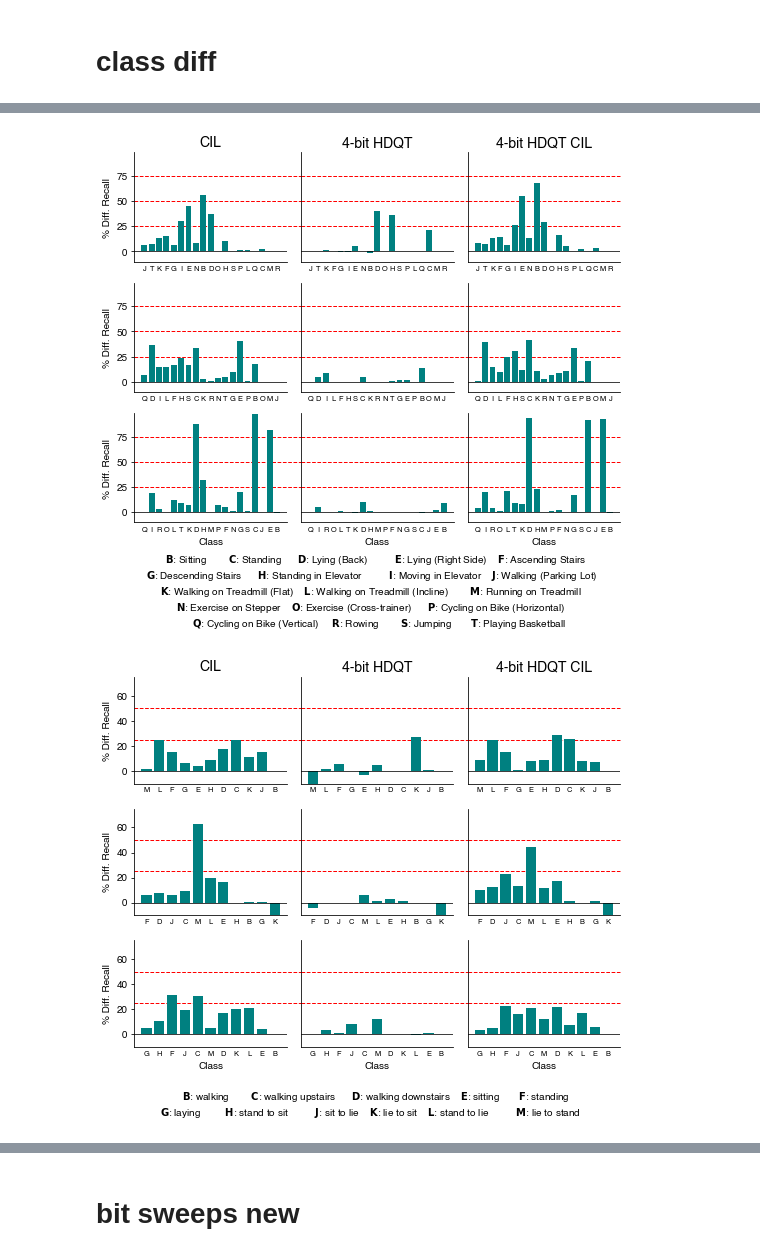
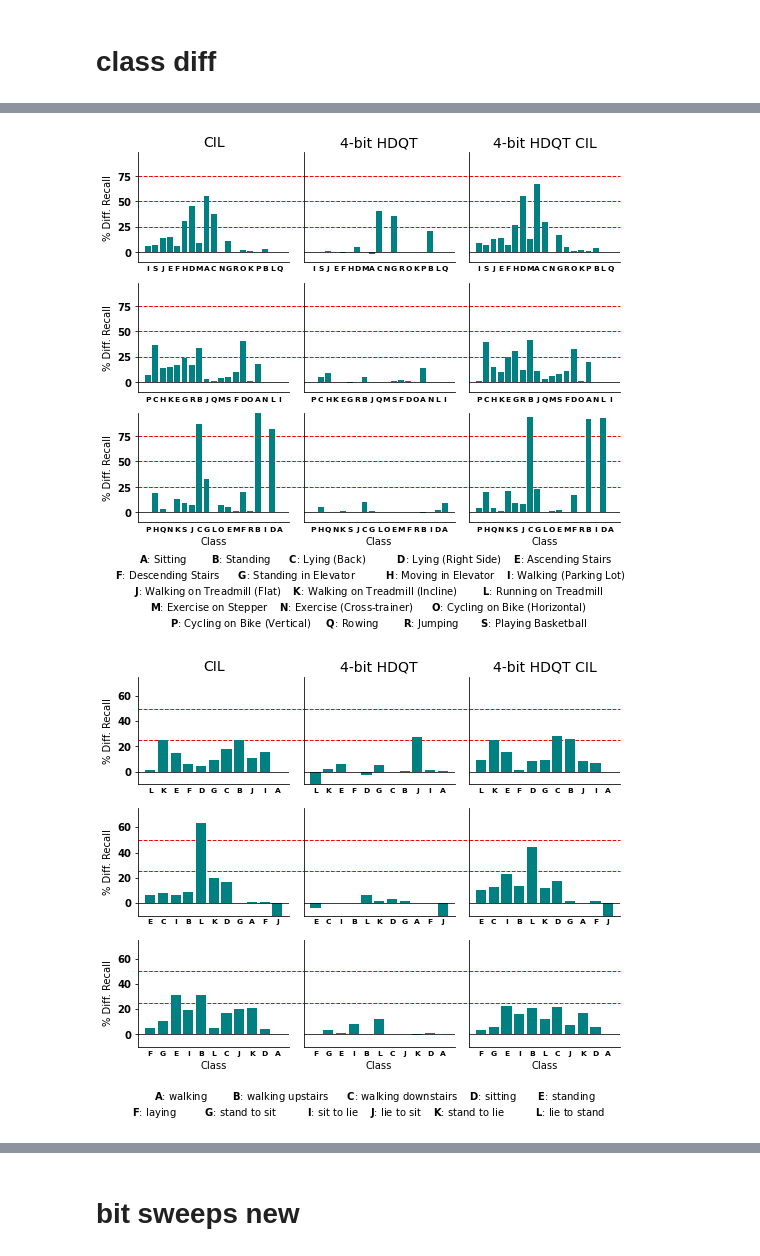
Before and after one commit to Intelligent-Microsystems-Lab/QuantizedCIL, a Jupyter notebook: figures/plotting.ipynb, the cells around one changed output, grey strips where cells are left out. Saved outputs shown, nothing was run; the diff lists cells and outputs as text; code cells hidden in the pictures.

```diff
--- a/figures/plotting.ipynb
+++ b/figures/plotting.ipynb
@@ -946,9 +1165,9 @@ cil_quant = [cil_quant_seed1, cil_quant_seed2, cil_quant_seed3]
 order_cla_seed1 = [9, 19, 10, 5, 6, 8, 4, 13, 1, 3, 14, 7, 18, 15, 11, 16, 2, 12, 17]
 order_cla_seed2 = [16, 3, 8, 11, 5, 7, 18, 2, 10, 17, 13, 19, 6, 4, 15, 1, 14, 12, 9]
 order_cla_seed3 = [16, 8, 17, 14, 11, 19, 10, 3, 7, 12, 15, 5, 13, 6, 18, 2, 9, 4, 1]
-x_lbls_seed1 = [translate_number_to_letter(i) for i in order_cla_seed1]
-x_lbls_seed2 = [translate_number_to_letter(i) for i in order_cla_seed2]
-x_lbls_seed3 = [translate_number_to_letter(i) for i in order_cla_seed3]
+x_lbls_seed1 = [translate_number_to_letter(i-1) for i in order_cla_seed1]
+x_lbls_seed2 = [translate_number_to_letter(i-1) for i in order_cla_seed2]
+x_lbls_seed3 = [translate_number_to_letter(i-1) for i in order_cla_seed3]
 orders = [x_lbls_seed1, x_lbls_seed2, x_lbls_seed3]
 
 # dsads
@@ -1048,7 +1267,7 @@ for i, vals in enumerate(zip(nocil_quant, cil_noq, cil_quant)):
 txt = ""
 columns = 4
 for i, cl in enumerate(sorted(order_cla_seed1)):
-    txt += r'$\bf{{{a}}}$: {b}'.format(a=translate_number_to_letter(cl),
+    txt += r'$\bf{{{a}}}$: {b}'.format(a=translate_number_to_letter(cl-1),
                                          b=class_name_translator[cl] )
     txt += " \t "
     if (i+1) == 5:
@@ -1071,34 +1290,34 @@ fig.text(.54, -.16, txt, ha='center')
 #     for tick in ax.yaxis.get_major_ticks():
 #         tick.label1.set_fontweight('bold')
 #     ax.spines['top'].set_visible(False)
 #     ax.spines['bottom'].set_visible(False)
 #     ax.spines['right'].set_visible(False)
 #     [label.set_fontweight('bold') for label in ax.get_yticklabels()]
 
 for i, axs in enumerate(axes):
     for ax in axs:
         for tick in ax.xaxis.get_major_ticks():
             tick.label1.set_fontweight('bold')
         for tick in ax.yaxis.get_major_ticks():
             tick.label1.set_fontweight('bold')
         ax.spines['top'].set_visible(False)
         ax.spines['right'].set_visible(False)
         [label.set_fontweight('bold') for label in ax.get_yticklabels()]
 #         if i == 0:
 #             ax.set_ylim(ymin=0, ymax=100)
 #         else:
 #             ax.set_ylim(ymin=0, ymax=50)
 
 
 
 plt.tight_layout()
 
 plt.show()
 
 # save fig
 fig.savefig(forgot_name, bbox_inches='tight')
 # %% [output]
-[figure, old version]
+[figure, new version]
 # %%
 import seaborn as sns
 import matplotlib.pyplot as plt
@@ -1161,9 +1380,9 @@ cil_quant = [cil_quant_seed1, cil_quant_seed2, cil_quant_seed3]
 order_cla_seed1 = [12, 11, 5, 6, 4, 7, 3, 2, 10, 9, 1]
 order_cla_seed2 = [5, 3, 9, 2, 12, 11, 4, 7, 1, 6, 10]
 order_cla_seed3 = [6, 7, 5, 9, 2, 12, 3, 10, 11, 4, 1]
-x_lbls_seed1 = [translate_number_to_letter(i) for i in order_cla_seed1]
-x_lbls_seed2 = [translate_number_to_letter(i) for i in order_cla_seed2]
-x_lbls_seed3 = [translate_number_to_letter(i) for i in order_cla_seed3]
+x_lbls_seed1 = [translate_number_to_letter(i-1) for i in order_cla_seed1]
+x_lbls_seed2 = [translate_number_to_letter(i-1) for i in order_cla_seed2]
+x_lbls_seed3 = [translate_number_to_letter(i-1) for i in order_cla_seed3]
 orders = [x_lbls_seed1, x_lbls_seed2, x_lbls_seed3]
 
 # dsads
@@ -1263,7 +1482,7 @@ for i, vals in enumerate(zip(nocil_quant, cil_noq, cil_quant)):
 txt = ""
 columns = 4
 for i, cl in enumerate(sorted(order_cla_seed1)):
-    txt += r'$\bf{{{a}}}$: {b}'.format(a=translate_number_to_letter(cl),
+    txt += r'$\bf{{{a}}}$: {b}'.format(a=translate_number_to_letter(cl-1),
                                          b=class_name_translator[cl] )
     txt += " \t "
     if (i+1) == 5:
@@ -1313,7 +1532,7 @@ plt.show()
 # save fig
 fig.savefig(forgot_name, bbox_inches='tight')
 # %% [output]
-[figure, old version]
+[figure, new version]
 # %%
 import seaborn as sns
 import matplotlib.pyplot as plt
```
Also changed, not shown: parts of 2 cells of this notebook.
